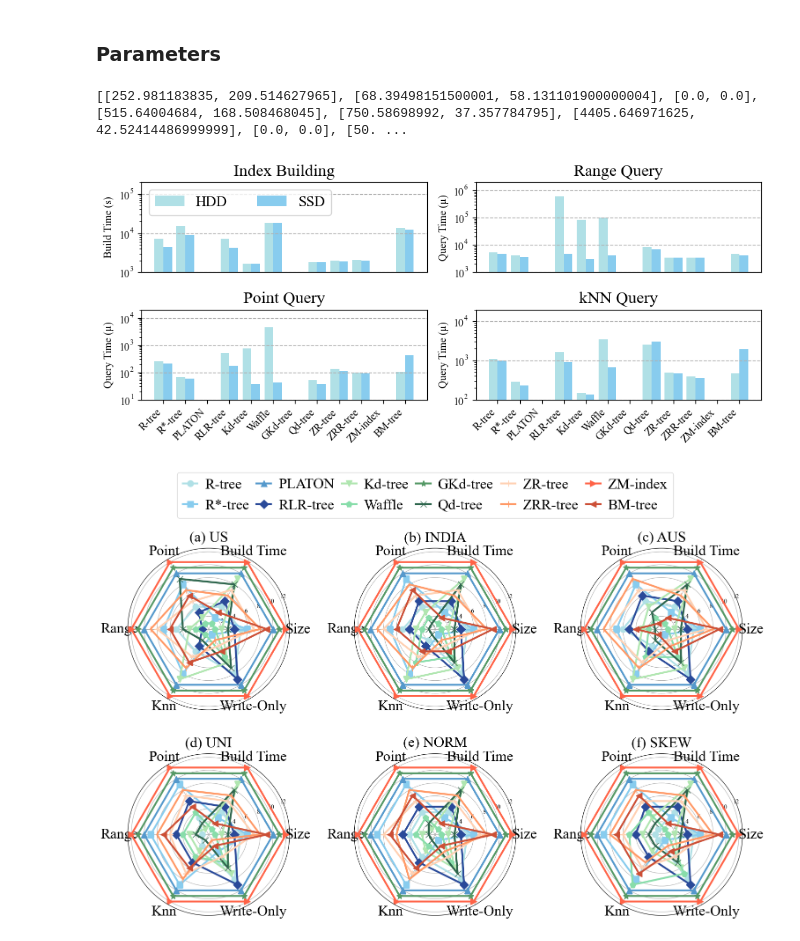
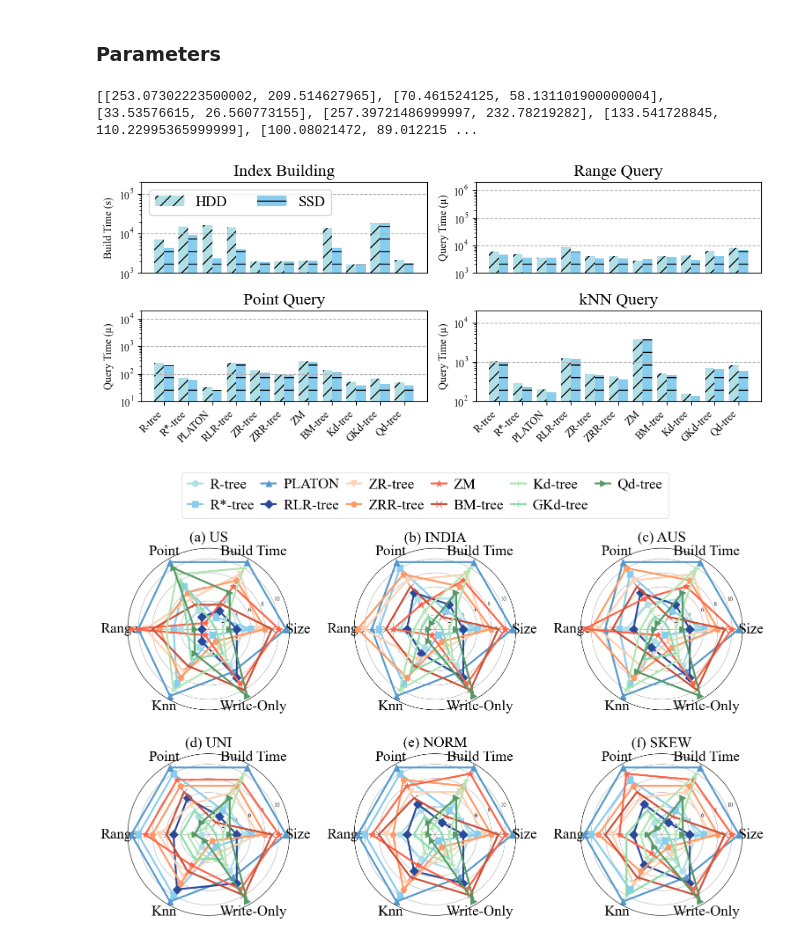
Before and after one commit to Liuguanli/rl_spatial_benchmark, a Jupyter notebook: notebook/Benchmark_Result_Figures-SIGMOD-SSD-and-PieChart.ipynb, the cells around one changed output. Saved outputs shown, nothing was run; the diff lists cells and outputs as text; code cells hidden in the pictures.

Commit message:
update images

```diff
--- a/notebook/Benchmark_Result_Figures-SIGMOD-SSD-and-PieChart.ipynb
+++ b/notebook/Benchmark_Result_Figures-SIGMOD-SSD-and-PieChart.ipynb
@@ -42,16 +42,16 @@ knn_result_path = "../result/libspatialindex/HDD/4K/{name}/knn/"
 insert_result_path = "../result/libspatialindex/HDD/4K/{name}/insert/"
 insert_point_result_path = "../result/libspatialindex/HDD/4K/{name}/insert_point/"
 
-baseline_suffix = {'bmtree':'_bits_32_depth_10_sample_10000',
+baseline_suffix = {'bmtree':'_bits_32_depth_12_sample_10000',
                    'kdtree':'',
                    'platon':'',
-                   'zmindex':'',
+                   'zm':'_bits_32',
                    'waffle':'',
                    'kdtree_greedy':'',
-                   'qdtree':'_episode_10_sampling_ratio_0.0001_action_space_200',
+                   'qdtree':'_episode_10_sampling_ratio_0.0001_action_space_400',
                    'r_star_tree':'_rstar',
                    'rankspace_zorder':'_bits_32',
-                   'rlrtree':'_rlrtree_epoch_10_sample_10000',
+                   'rlrtree':'_rlrtree_epoch_8_sample_80000',
                    'rtree':'_quadratic',
                    'zorder':'_bits_32'}
 
@@ -67,11 +67,11 @@ build_result_name_pattern = "{data_name}{default_range_name}{suffix}.txt"
 special_baselines = ['bmtree', 'kdtree_greedy', 'rlrtree', 'qdtree']
 baselines = ['rtree', 'r_star_tree',  'kdtree', 'kdtree_greedy','zorder', 'rankspace_zorder']
 baselines = ['rtree', 'r_star_tree', 'rlrtree', 'kdtree', 'kdtree_greedy', 'qdtree', 'zorder', 'rankspace_zorder', 'bmtree']
-baselines = ['rtree', 'r_star_tree', 'platon', 'rlrtree', 'kdtree', 'kdtree_greedy', 'waffle', 'qdtree', 'zorder', 'rankspace_zorder', 'zmindex', 'bmtree']
+baselines = ['rtree', 'r_star_tree', 'platon', 'rlrtree', 'zorder', 'rankspace_zorder', 'zm', 'bmtree', 'kdtree', 'kdtree_greedy', 'qdtree']
 display_baselines = ['RT', 'RST', 'KD', 'KDG','ZR', 'ZRR']
 display_baselines = ['RT', 'RST', 'RLR', 'KD', 'KDG', 'QD','ZR', 'ZRR', 'BMT']
 display_baselines = ['R-tree', 'R*-tree', 'RLR-tree', 'Kd-tree', 'GKd-tree', 'Qd-tree','ZR-tree', 'ZRR-tree', 'BM-tree']
-display_baselines = ['R-tree', 'R*-tree', 'PLATON', 'RLR-tree', 'Kd-tree', 'Waffle', 'GKd-tree', 'Qd-tree','ZR-tree', 'ZRR-tree', 'ZM-index', 'BM-tree']
+display_baselines = ['R-tree', 'R*-tree', 'PLATON', 'RLR-tree','ZR-tree', 'ZRR-tree', 'ZM', 'BM-tree', 'Kd-tree', 'GKd-tree', 'Qd-tree']
 # %%
 data_names = ["us_100000000"]
 data_names = ["us_100000000", "india_100000000", "australia_100000000", "data_100000000_2_uniform_1", "data_100000000_2_normal_1", "data_100000000_2_skewed_4"]
@@ -115,7 +115,7 @@ display_data_names = ["US"]
 real_default_range_name_pattern = "_{data_name}_range_1000_2_uniform_1_0.001x0.001"
 synthetic_default_range_name_pattern = "_range_1000_2_uniform_1_0.001x0.001"
 build_result_name_pattern = "{data_name}{default_range_name}{suffix}.txt"
-special_baselines = ['bmtree', 'kdtree_greedy', 'rlrtree', 'qdtree']
+# special_baselines = ['bmtree', 'kdtree_greedy', 'rlrtree', 'qdtree']
 # baselines = ['rtree', 'r_star_tree', 'rlrtree', 'kdtree', 'kdtree_greedy', 'qdtree', 'zorder', 'rankspace_zorder', 'bmtree']
 # display_baselines = ['R-tree', 'R*-tree', 'RLR-tree', 'Kd-tree', 'GKd-tree', 'Qd-tree','ZR-tree', 'ZRR-tree', 'BM-tree']
 
@@ -126,7 +126,7 @@ range_result_name_pattern = "{data_name}{range_name}{suffix}.txt"
 real_point_name = "{data_name}_point_200000_2_uniform_1"
 synthetic_point_name = "point_200000_{data_name}_2_uniform_1"
 point_result_name_pattern = "{data_name}{default_range_name}_{point_name}{suffix}.txt"
-special_baselines = ['bmtree', 'kdtree_greedy', 'rlrtree', 'qdtree']
+special_baselines = ['bmtree', 'kdtree_greedy', 'rlrtree', 'qdtree', 'platon']
 knn_result_name_pattern = "{data_name}{default_range_name}_{knn_name}_k_{k}{suffix}.txt"
 real_knn_name = "{data_name}_knn_1000_2_uniform_1"
 synthetic_knn_name = "knn_1000_2_uniform_1"
@@ -186,8 +186,10 @@ for baseline in baselines:
             suffix=suffix
         )
 
+
         res = os.path.join(point_result_path.format(name=baseline,disk_type=disk_type), point_result_name)
         tree_property = parse_rtree_properties(res)
+        # print(res)
         point_query_sampled.append(tree_property.QueryMean / 1e3)
 
 
@@ -232,7 +234,7 @@ print(point_query)
 # print(knn_query)
 # print(build_time)
 # %% [output]
-[[252.981183835, 209.514627965], [68.39498151500001, 58.131101900000004], [0.0, 0.0], [515.64004684, 168.508468045], [750.58698992, 37.357784795], [4405.646971625, 42.52414486999999], [0.0, 0.0], [50. ...
+[[253.07302223500002, 209.514627965], [70.461524125, 58.131101900000004], [33.53576615, 26.560773155], [257.39721486999997, 232.78219282], [133.541728845, 110.22995365999999], [100.08021472, 89.012215 ...
 # %%
 # import matplotlib.pyplot as plt
 # import numpy as np
@@ -257,8 +259,8 @@ for i, (ax, query_type, data) in enumerate(zip(axes.flat, query_types, all_data)
     hdd_values = [row[0] for row in data]
     ssd_values = [row[1] for row in data]
 
-    ax.bar(x - offset, hdd_values, individual_bar_width, label='HDD', color=colors[0], alpha=1.0)
-    ax.bar(x + offset, ssd_values, individual_bar_width, label='SSD', color=colors[1], alpha=1.0)
+    ax.bar(x - offset, hdd_values, individual_bar_width, label='HDD', color=colors[0], alpha=1.0, hatch='//')
+    ax.bar(x + offset, ssd_values, individual_bar_width, label='SSD', color=colors[1], alpha=1.0, hatch='-')
 
 
     ax.set_title(f'{query_type}', fontsize=16)
@@ -269,34 +271,34 @@ for i, (ax, query_type, data) in enumerate(zip(axes.flat, query_types, all_data)
         ax.set_xticks([])
 
 
     if i == 0:
         ax.set_ylabel('Build Time (s)')
     else:
         ax.set_ylabel('Query Time (µ)')
 
     ax.set_ylim(bottom=bottoms[i])
     ax.set_ylim(top=tops[i])
 
     ax.set_yscale('log')
     ax.grid(True, axis='y', linestyle='--', alpha=1.0)
 
 axes[0, 0].legend(loc='upper left', fontsize=14, ncol=2)
 
 output_file_paths = [folder + "/exp_sigmod/hdd_vs_ssd.pdf", "../figs/exp_sigmod/hdd_vs_ssd.png"]
 
 plt.tight_layout()
 
 if output_file_paths:
     for output_file_path in output_file_paths:
         if output_file_path.endswith(".pdf"):
             plt.savefig(output_file_path, format='pdf', bbox_inches='tight')
         if output_file_path.endswith(".png"):
             plt.savefig(output_file_path, format='png', bbox_inches='tight')
 
 
 plt.show()
 # %% [output]
-[figure, old version]
+[figure, new version]
 # %%
 
 data_names = ["us_100000000", "india_100000000", "australia_100000000", "data_100000000_2_uniform_1", "data_100000000_2_normal_1", "data_100000000_2_skewed_4"]
@@ -554,7 +556,7 @@ plt.savefig("../figs/exp_sigmod/spider.png", format='png', bbox_inches='tight')
 # Show the entire figure with all subplots
 plt.show()
 # %% [output]
-[figure, old version]
+[figure, new version]
 # %%
 data_names = ["us_100000000", "australia_100000000"]
 data_names_write = ["us_10000000", "australia_10000000"]
```
Also changed, not shown: parts of 1 cell of this notebook, 51 other files.
